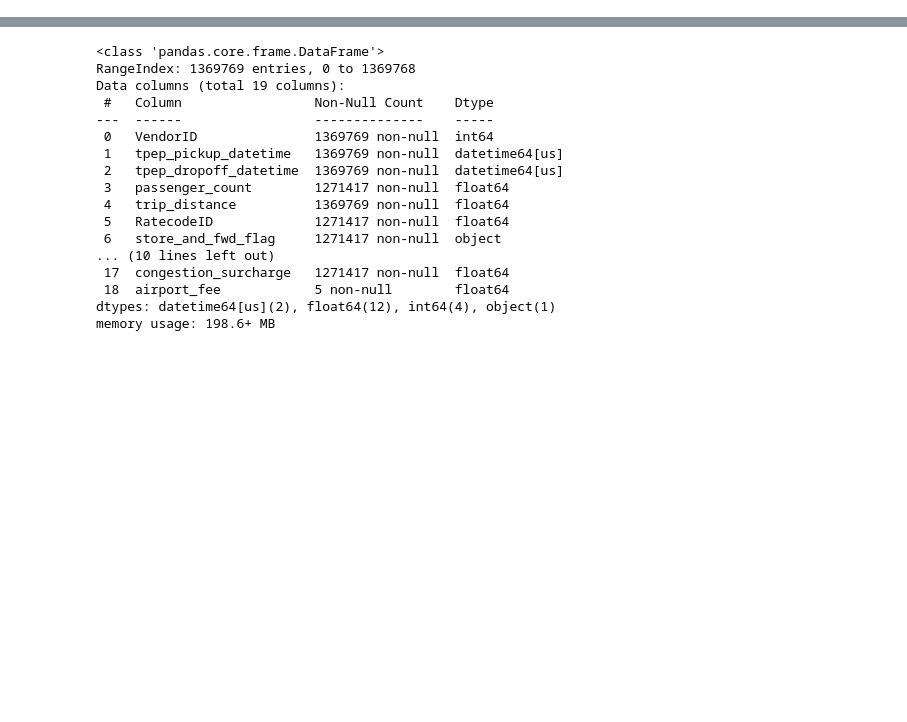
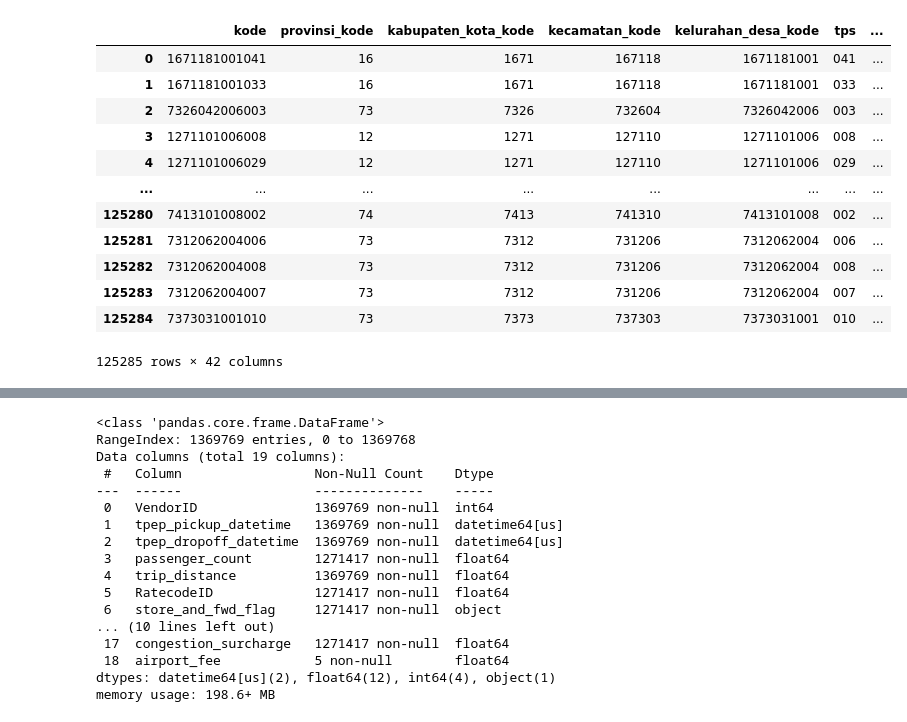
Before and after one commit to darmawaan-n/programming, a Jupyter notebook: DTC_DE Zoomcamp/1_docker_sql/notebook_001.ipynb, the cells around one changed output, grey strips where cells are left out. Saved outputs shown, nothing was run; the diff lists cells and outputs as text; code cells hidden in the pictures; blank space fills up the shorter version.

```diff
--- a/DTC_DE Zoomcamp/1_docker_sql/notebook_001.ipynb
+++ b/DTC_DE Zoomcamp/1_docker_sql/notebook_001.ipynb
@@ -11,0 +34,16 @@ df
+# %%
+df_tps
+# %% [output]
+|  | kode | provinsi_kode | kabupaten_kota_kode | kecamatan_kode | kelurahan_desa_kode | tps | ... |
+| 0 | 1671181001041 | 16 | 1671 | 167118 | 1671181001 | 041 | ... |
+| 1 | 1671181001033 | 16 | 1671 | 167118 | 1671181001 | 033 | ... |
+| 2 | 7326042006003 | 73 | 7326 | 732604 | 7326042006 | 003 | ... |
+| 3 | 1271101006008 | 12 | 1271 | 127110 | 1271101006 | 008 | ... |
+| 4 | 1271101006029 | 12 | 1271 | 127110 | 1271101006 | 029 | ... |
+| ... | ... | ... | ... | ... | ... | ... | ... |
+| 125280 | 7413101008002 | 74 | 7413 | 741310 | 7413101008 | 002 | ... |
+| 125281 | 7312062004006 | 73 | 7312 | 731206 | 7312062004 | 006 | ... |
+| 125282 | 7312062004008 | 73 | 7312 | 731206 | 7312062004 | 008 | ... |
+| 125283 | 7312062004007 | 73 | 7312 | 731206 | 7312062004 | 007 | ... |
+| 125284 | 7373031001010 | 73 | 7373 | 737303 | 7373031001 | 010 | ... |
+125285 rows × 42 columns
```
Also changed, not shown: parts of 3 cells of this notebook, 1 other file.
